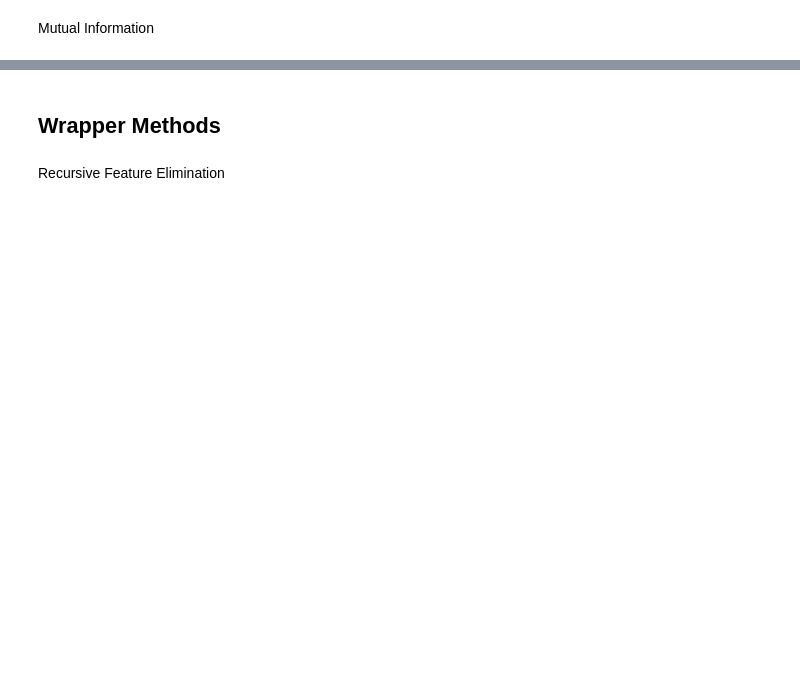
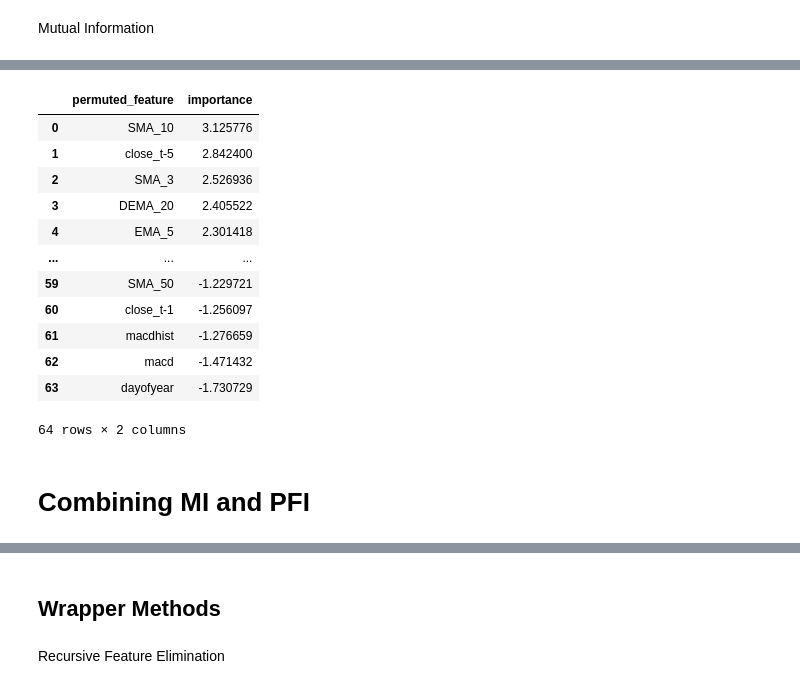
Before and after one commit to luo-simon/stock-predictions, a Jupyter notebook: notebooks/2-feature_selection.ipynb, the cells around one changed output, grey strips where cells are left out. Cells and saved outputs as stored; diff of their text form; code cells hidden in the pictures; blank space fills up the shorter version.

```diff
--- a/notebooks/2-feature_selection.ipynb
+++ b/notebooks/2-feature_selection.ipynb
@@ -76,0 +667,18 @@ plt.show()
+# %%
+all_pi_importances
+# %% [output]
+|  | permuted_feature | importance |
+| 0 | SMA_10 | 3.125776 |
+| 1 | close_t-5 | 2.842400 |
+| 2 | SMA_3 | 2.526936 |
+| 3 | DEMA_20 | 2.405522 |
+| 4 | EMA_5 | 2.301418 |
+| ... | ... | ... |
+| 59 | SMA_50 | -1.229721 |
+| 60 | close_t-1 | -1.256097 |
+| 61 | macdhist | -1.276659 |
+| 62 | macd | -1.471432 |
+| 63 | dayofyear | -1.730729 |
+64 rows × 2 columns
+# %% [markdown]
+# Combining MI and PFI
```
Also changed, not shown: parts of 39 cells of this notebook, 3 other files.
